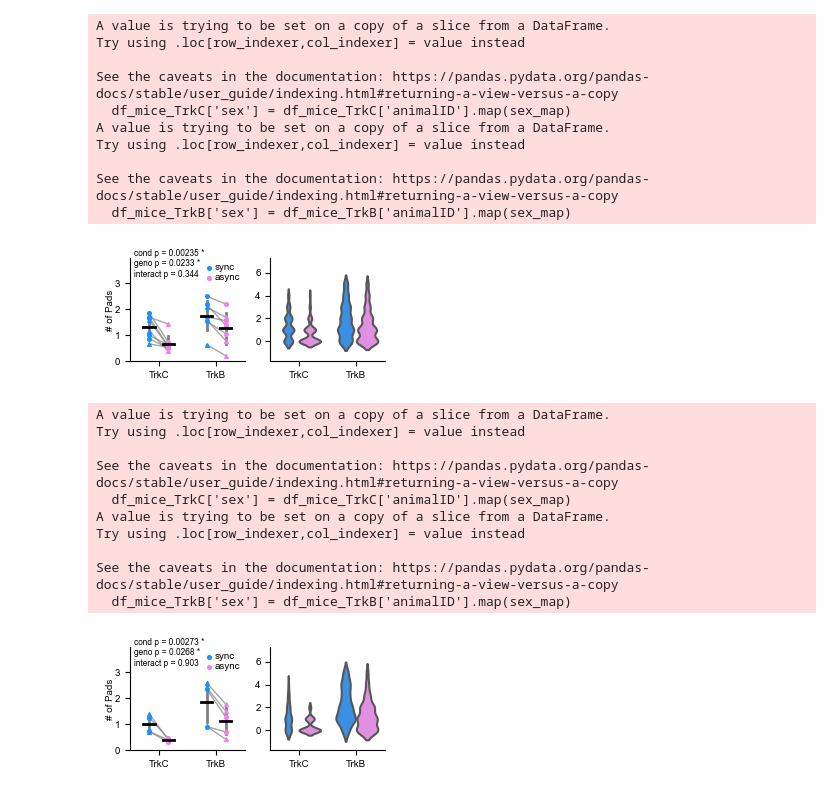
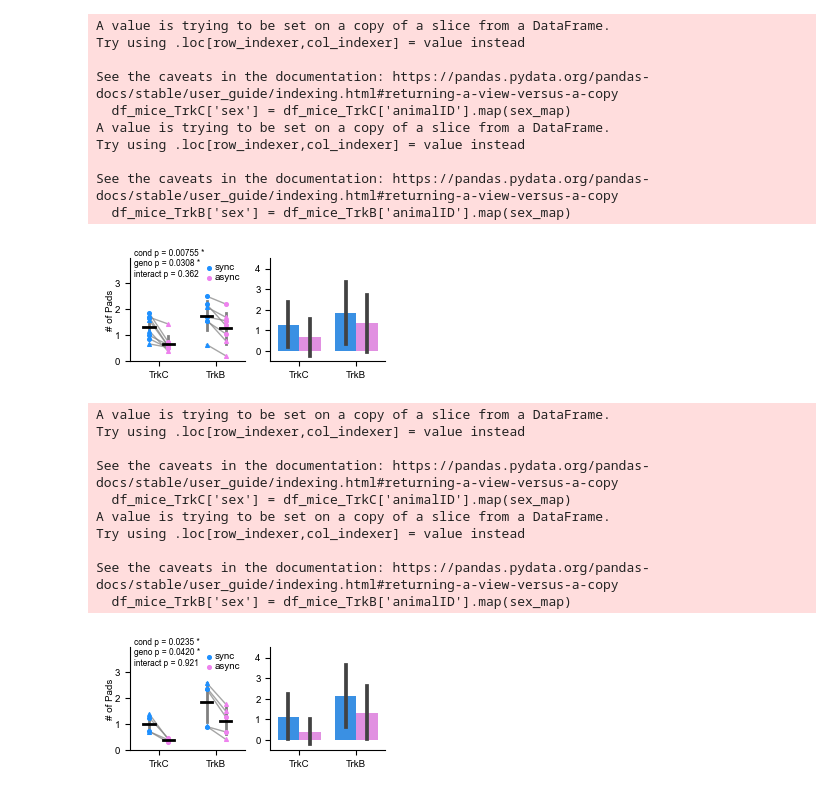
Before and after one commit to EmanuelLab/Liu_Worthy_Emanuel_2026, a Jupyter notebook: notebook/plot_Fig3D4D_npads.ipynb, the cells around one changed output. Saved outputs shown, nothing was run; the diff lists cells and outputs as text; code cells hidden in the pictures.

```diff
--- a/notebook/plot_Fig3D4D_npads.ipynb
+++ b/notebook/plot_Fig3D4D_npads.ipynb
@@ -40,7 +36,7 @@ npads_df_HP = pd.read_csv(npads_df_HP_file)
 npads_df_mice_FP = pd.read_csv(npads_df_mice_FP_file)
 npads_df_mice_HP = pd.read_csv(npads_df_mice_HP_file)
 # %%
-# violin plot - sync vs async x genotype - FP
+# bar plot - sync vs async x genotype - FP
 
 group1 = 'TrkC'
 group2 = 'TrkB'
@@ -79,9 +75,13 @@ f, ax = plt.subplots(1,2, figsize=[3,1.5])
 colorpal = {'sync':sync_color, 'async':async_color}
 colorpal2 = {'sync':'#555555', 'async':'#555555'}
 hue_order_cond = ['sync','async']
-sns.violinplot(ax=ax[1],x='genoGroup', y='npads', hue='cond', data=npads_df,
-               order = order_x,hue_order=hue_order_cond, width=0.75,
-               inner=None,density_norm='width', bw_adjust =1.5,palette = colorpal)
+# sns.violinplot(ax=ax[1],x='genoGroup', y='npads', hue='cond', data=npads_df,
+#                order = order_x,hue_order=hue_order_cond, width=0.75,
+#                inner=None,density_norm='width', bw_adjust =1.5,palette = colorpal)
+
+sns.barplot(ax=ax[1],x='genoGroup', y='npads', hue='cond', data=npads_df,
+            estimator='mean',errorbar='sd', order = order_x,hue_order=hue_order_cond,
+            width=0.75, palette = colorpal)
 
 # average by animals
 x_plot = np.array([1,2,4,5]) # x value for TrkC-sync, TrkC-async, TrkB-sync, TrkB-async
@@ -135,12 +135,12 @@ ax[0].plot([x_plot[2],x_plot[2]], [np.mean(sync_TrkB_array)-np.std(sync_TrkB_arr
 ax[0].plot([x_plot[3],x_plot[3]], [np.mean(async_TrkB_array)-np.std(async_TrkB_array),np.mean(async_TrkB_array)+np.std(async_TrkB_array)],c=line_color,lw=2,zorder=zorder_line)
 
 # ### add significance
-ax[0].text(x=0.2, y=3.25, s='cond p = 0.00235 *\ngeno p = 0.0233 *\ninteract p = 0.344', size=pval_size,ha='left')
+ax[0].text(x=0.2, y=3.25, s='cond p = 0.00755 *\ngeno p = 0.0308 *\ninteract p = 0.362', size=pval_size,ha='left')
 
 ax[1].set_ylabel('', labelpad=0)
 ax[0].set_ylabel('# of Pads', labelpad=0)
 #
-ax[1].set_ylim([-1.75,7.25])
+ax[1].set_ylim([-0.5,4.5])
 
 ax[0].set_xlim([0,6])
 ax[0].set_ylim([0,3.95])
@@ -167,7 +167,6 @@ for i in [0,1]:
 
 plt.subplots_adjust(hspace=0.2, wspace=0.2)
 plt.tight_layout()
-# plt.savefig(r"N:\Liu_Wanyi\TrkC_figures22\Fig4D_npads_violin_FP_pval.pdf",dpi=600,bbox_inches='tight',transparent=True)
 
 plt.show()
 # %% [output]
@@ -181,9 +180,9 @@ Try using .loc[row_indexer,col_indexer] = value instead
 
 See the caveats in the documentation: https://pandas.pydata.org/pandas-docs/stable/user_guide/indexing.html#returning-a-view-versus-a-copy
   df_mice_TrkB['sex'] = df_mice_TrkB['animalID'].map(sex_map)
-[figure, old version]
+[figure, new version]
 # %%
-# violin plot - sync vs async x genotype - HP
+# box plot - sync vs async x genotype - HP
 
 group1 = 'TrkC_S1HP'
 group2 = 'TrkB_S1HP'
@@ -221,10 +220,12 @@ f, ax = plt.subplots(1,2, figsize=[3,1.5])
 colorpal = {'sync':sync_color, 'async':async_color}
 colorpal2 = {'sync':'#555555', 'async':'#555555'}
 hue_order_cond = ['sync','async']
-sns.violinplot(ax=ax[1],x='genoGroup', y='npads', hue='cond', data=npads_df,
-               order = order_x,hue_order=hue_order_cond, width=0.75,
-               inner=None,density_norm='width', bw_adjust =1.5,palette = colorpal)
-# sns.barplot(ax=ax[1],x='genoGroup', y='npads', hue='cond', data=npads_df,estimator='mean',errorbar='sd', order = order_x,hue_order=hue_order_cond, width=0.75, palette = colorpal)
+# sns.violinplot(ax=ax[1],x='genoGroup', y='npads', hue='cond', data=npads_df,
+#                order = order_x,hue_order=hue_order_cond, width=0.75,
+#                inner=None,density_norm='width', bw_adjust =1.5,palette = colorpal)
+sns.barplot(ax=ax[1],x='genoGroup', y='npads', hue='cond', data=npads_df,
+            estimator='mean',errorbar='sd', order = order_x,hue_order=hue_order_cond,
+            width=0.75, palette = colorpal)
 
 # average by animals
 x_plot = np.array([1,2,4,5]) # x value for TrkC-sync, TrkC-async, TrkB-sync, TrkB-async
@@ -278,12 +279,12 @@ ax[0].plot([x_plot[2],x_plot[2]], [np.mean(sync_TrkB_array)-np.std(sync_TrkB_arr
 ax[0].plot([x_plot[3],x_plot[3]], [np.mean(async_TrkB_array)-np.std(async_TrkB_array),np.mean(async_TrkB_array)+np.std(async_TrkB_array)],c=line_color,lw=2,zorder=zorder_line)
 
 # ### add significance
-ax[0].text(x=0.2, y=3.25, s='cond p = 0.00273 *\ngeno p = 0.0268 *\ninteract p = 0.903', size=pval_size,ha='left')
+ax[0].text(x=0.2, y=3.25, s='cond p = 0.0235 *\ngeno p = 0.0420 *\ninteract p = 0.921', size=pval_size,ha='left')
 
 ax[1].set_ylabel('', labelpad=0)
 ax[0].set_ylabel('# of Pads', labelpad=0)
 #
-ax[1].set_ylim([-1.75,7.25])
+ax[1].set_ylim([-0.5,4.5])
 
 ax[0].set_xlim([0,6])
 ax[0].set_ylim([0,3.95])
@@ -295,32 +296,31 @@ ax[1].set_xticklabels(['TrkC','TrkB'])
 ax[1].get_legend().remove()
 
 ax[0].legend(borderpad=0,      # Fractional whitespace inside the legend border
     labelspacing=0.1,   # Vertical space between entries
     handlelength=0.7,   # Length of the legend handles (lines/markers)
     handletextpad=0.2,  # Pad between handle and text
     columnspacing=0.5,  # Spacing between columns (if ncol > 1),
     loc = 'upper right',
     frameon=False)
 
 for i in [0,1]:
     ax[i].set_xlabel('', labelpad=0)
     ax[i].spines['top'].set_visible(False)
     ax[i].spines['right'].set_visible(False)
 
 plt.subplots_adjust(hspace=0.2, wspace=0.2)
 plt.tight_layout()
-# plt.savefig(r"N:\Liu_Wanyi\TrkC_figures22\Fig4D_npads_violin_HP_pval.pdf",dpi=600,bbox_inches='tight',transparent=True)
 
 plt.show()
 # %% [output]
 A value is trying to be set on a copy of a slice from a DataFrame.
 Try using .loc[row_indexer,col_indexer] = value instead
 
 See the caveats in the documentation: https://pandas.pydata.org/pandas-docs/stable/user_guide/indexing.html#returning-a-view-versus-a-copy
   df_mice_TrkC['sex'] = df_mice_TrkC['animalID'].map(sex_map)
 A value is trying to be set on a copy of a slice from a DataFrame.
 Try using .loc[row_indexer,col_indexer] = value instead
 
 See the caveats in the documentation: https://pandas.pydata.org/pandas-docs/stable/user_guide/indexing.html#returning-a-view-versus-a-copy
   df_mice_TrkB['sex'] = df_mice_TrkB['animalID'].map(sex_map)
-[figure, old version]
+[figure, new version]
```
Also changed, not shown: parts of 1 cell of this notebook, 7 other files.
